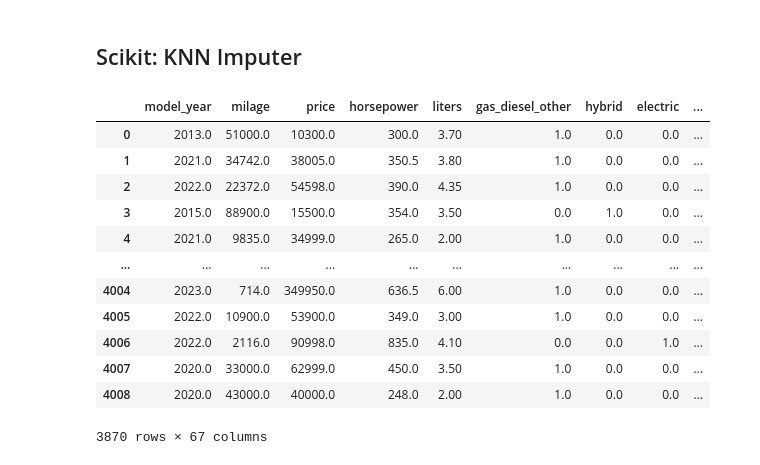
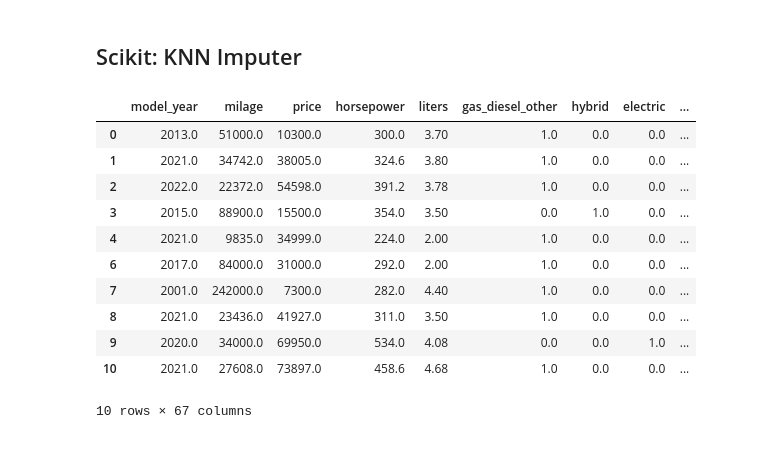
Before and after one commit to crdcamp/lin-reg-practice, a Jupyter notebook: used_car_price_prediction.ipynb, the cells around one changed output. Cells and saved outputs as stored; diff of their text form; code cells hidden in the pictures.

```diff
--- a/used_car_price_prediction.ipynb
+++ b/used_car_price_prediction.ipynb
@@ -267,20 +265,19 @@ imp_datasets["scikit_it"] = pd.DataFrame(imp_it.fit_transform(cars), columns=car
 # %% [markdown]
 ## Scikit: KNN Imputer
 # %%
-imp_knn = KNNImputer(n_neighbors=2)
+imp_knn = KNNImputer(n_neighbors=5)
 imp_datasets["scikit_knn"] = pd.DataFrame(imp_knn.fit_transform(cars), columns=cars.columns, index=cars.index)
-imp_datasets["scikit_knn"]
+imp_datasets["scikit_knn"].head(10)
 # %% [output]
 |  | model_year | milage | price | horsepower | liters | gas_diesel_other | hybrid | electric | ... |
 | 0 | 2013.0 | 51000.0 | 10300.0 | 300.0 | 3.70 | 1.0 | 0.0 | 0.0 | ... |
-| 1 | 2021.0 | 34742.0 | 38005.0 | 350.5 | 3.80 | 1.0 | 0.0 | 0.0 | ... |
-| 2 | 2022.0 | 22372.0 | 54598.0 | 390.0 | 4.35 | 1.0 | 0.0 | 0.0 | ... |
+| 1 | 2021.0 | 34742.0 | 38005.0 | 324.6 | 3.80 | 1.0 | 0.0 | 0.0 | ... |
+| 2 | 2022.0 | 22372.0 | 54598.0 | 391.2 | 3.78 | 1.0 | 0.0 | 0.0 | ... |
 | 3 | 2015.0 | 88900.0 | 15500.0 | 354.0 | 3.50 | 0.0 | 1.0 | 0.0 | ... |
-| 4 | 2021.0 | 9835.0 | 34999.0 | 265.0 | 2.00 | 1.0 | 0.0 | 0.0 | ... |
-| ... | ... | ... | ... | ... | ... | ... | ... | ... | ... |
-| 4004 | 2023.0 | 714.0 | 349950.0 | 636.5 | 6.00 | 1.0 | 0.0 | 0.0 | ... |
-| 4005 | 2022.0 | 10900.0 | 53900.0 | 349.0 | 3.00 | 1.0 | 0.0 | 0.0 | ... |
-| 4006 | 2022.0 | 2116.0 | 90998.0 | 835.0 | 4.10 | 0.0 | 0.0 | 1.0 | ... |
-| 4007 | 2020.0 | 33000.0 | 62999.0 | 450.0 | 3.50 | 1.0 | 0.0 | 0.0 | ... |
-| 4008 | 2020.0 | 43000.0 | 40000.0 | 248.0 | 2.00 | 1.0 | 0.0 | 0.0 | ... |
+| 4 | 2021.0 | 9835.0 | 34999.0 | 224.0 | 2.00 | 1.0 | 0.0 | 0.0 | ... |
+| 6 | 2017.0 | 84000.0 | 31000.0 | 292.0 | 2.00 | 1.0 | 0.0 | 0.0 | ... |
+| 7 | 2001.0 | 242000.0 | 7300.0 | 282.0 | 4.40 | 1.0 | 0.0 | 0.0 | ... |
+| 8 | 2021.0 | 23436.0 | 41927.0 | 311.0 | 3.50 | 1.0 | 0.0 | 0.0 | ... |
+| 9 | 2020.0 | 34000.0 | 69950.0 | 534.0 | 4.08 | 0.0 | 0.0 | 1.0 | ... |
+| 10 | 2021.0 | 27608.0 | 73897.0 | 458.6 | 4.68 | 1.0 | 0.0 | 0.0 | ... |
-3870 rows × 67 columns
+10 rows × 67 columns
```
Also changed, not shown: parts of 2 cells of this notebook, 1 other file.
